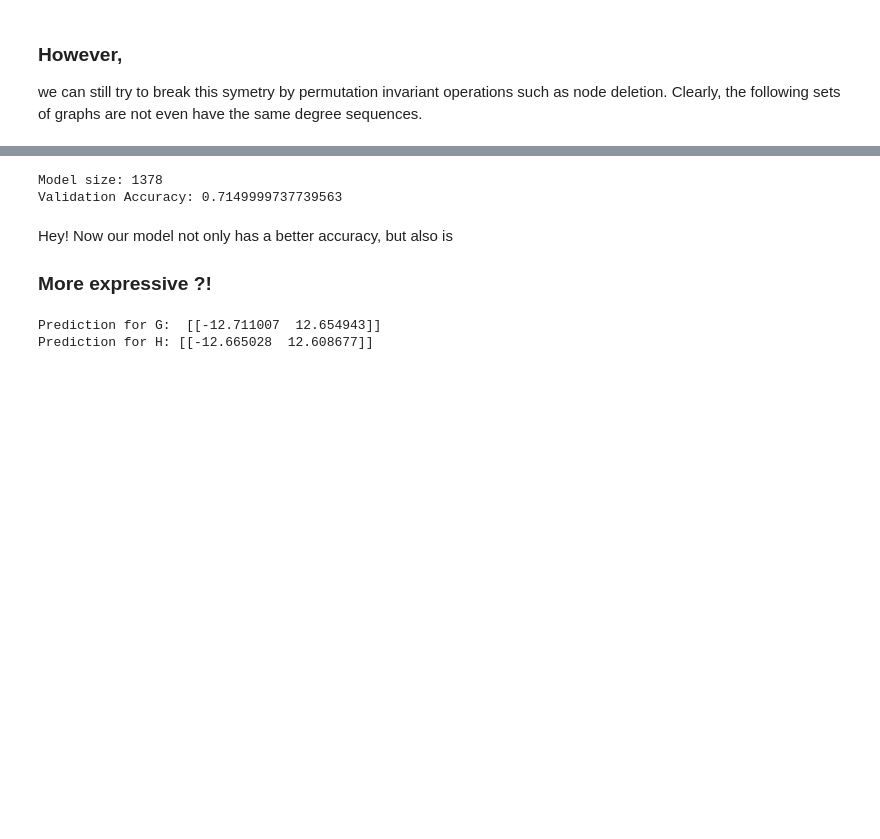
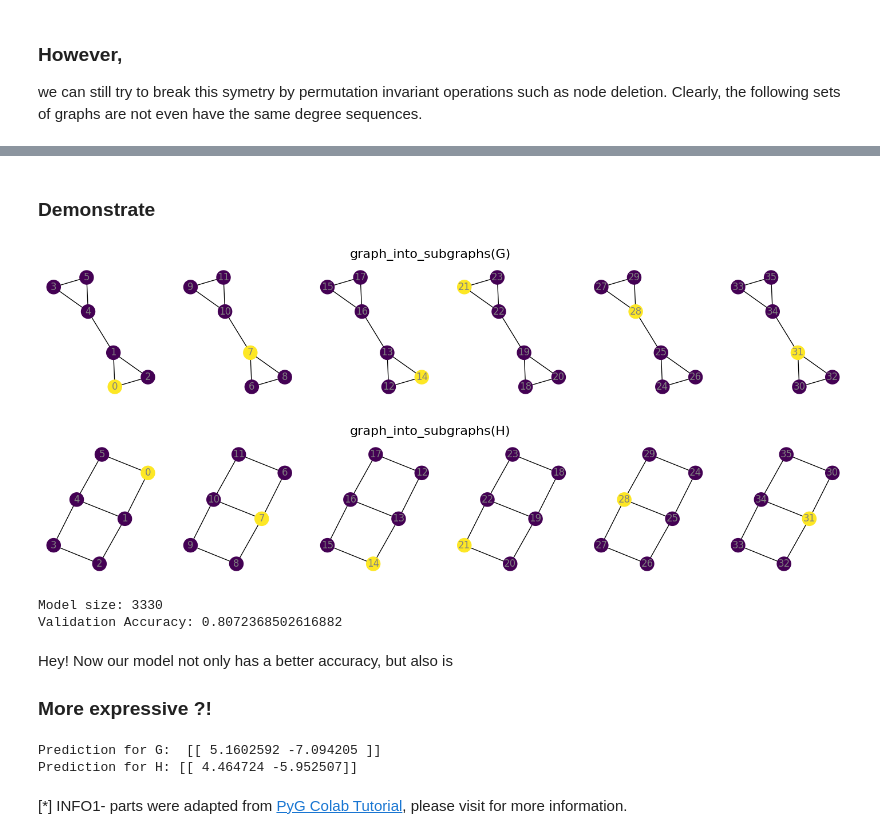
Before and after one commit to marek094/gnn_practicals, a Jupyter notebook: Practicals01.ipynb, the cells around one changed output, grey strips where cells are left out. Drawn from its saved outputs; the diff is of its cells as text; code cells hidden in the pictures; blank space fills up the shorter version.

```diff
--- a/Practicals01.ipynb
+++ b/Practicals01.ipynb
@@ -324,12 +427,19 @@ plt.show()
 # %%
 model_our1.eval()
 
+def from_networkx(G: nx.Graph) -> tg.data.Data:
+    """Utility function"""
+    data = tg.utils.from_networkx(G)
+    data.x = torch.ones((G.number_of_nodes(), 1), dtype=torch.float)
+    return data
+
 # simple features to test the model
-features = torch.ones(6, 7).float()
+data_G = from_networkx(graph_G)
+data_H = from_networkx(graph_H)
 batch = torch.zeros(6).long()
 
-logits_G = model_our1(features, to_edge_index(graph_G), batch)
-logits_H = model_our1(features, to_edge_index(graph_H), batch)
+logits_G = model_our1(data_G.x, data_G.edge_index, batch)
+logits_H = model_our1(data_H.x, data_H.edge_index, batch)
 
 print("Prediction for G: ", logits_G.detach().numpy())
 print("Prediction for H:", logits_H.detach().numpy())
@@ -446,0 +454,37 @@ class OrderedSubgraphAggregationModel(GraphNetModel):
+# %%
+def graph_into_subgraphs(data):
+    n, m = len(data.x), len(data.edge_index[0])
+    data.x = torch.cat([data.x.repeat(n, 1), torch.eye(n).view(-1, 1)], dim=1)
+    data.edge_index = data.edge_index.repeat(1, n) + n*torch.arange(n).repeat_interleave(m)
+    return data
+# %% [markdown]
+### Demonstrate
+# %%
+def draw_graph_with_aligned_components(graph, name):
+    # fix layout for visualization
+    pos = nx.spring_layout(graph, seed=42)
+
+    n = graph.number_of_nodes()
+    data = from_networkx(graph)
+    data.x = torch.ones(len(graph), 1)
+    bagged_data = graph_into_subgraphs(data)
+    bagged_graph = to_networkx(bagged_data, to_undirected=True)
+    plt.subplots(1,6, figsize=(3*n,3))
+    plt.suptitle(name, fontsize=16)
+    for i, conn_comp in enumerate(nx.connected_components(bagged_graph)):
+        plt.subplot(1,6,i+1)
+        conn_g = bagged_graph.subgraph(conn_comp)
+        nodes = sorted(conn_comp)
+        pos_updated = {k: pos[j] for j, k in enumerate(nodes)}
+        marks = bagged_data.x[torch.LongTensor(nodes), -1]
+        nx.draw_networkx(conn_g, with_labels=True, node_color=marks, font_color='gray', pos=pos_updated)
+        plt.axis('off')
+    plt.show()
+
+
+
+draw_graph_with_aligned_components(graph_G, "graph_into_subgraphs(G)")
+draw_graph_with_aligned_components(graph_H, "graph_into_subgraphs(H)")
+# %% [output]
+[figure, added]
+[figure, added]
@@ -447,28 +494,31 @@ class OrderedSubgraphAggregationModel(GraphNetModel):
 # %%
-model_our2 = OrderedSubgraphAggregationModel(dataset.num_features, dataset.num_classes, OurGCNLayer)
-trained_model_our2, val_accuracy_our2 = train_and_eval(model_our2, dataset)
+model_our_bagged = GraphNetModel(bagged_dataset.num_features, bagged_dataset.num_classes, OurGCNLayer)
+trained_model_our_bagged, val_accuracy_our_bagged = train_and_eval(model_our_bagged, bagged_dataset)
 
-print("Model size:", sum(p.numel() for p in model_our2.parameters()))
-print("Validation Accuracy:", val_accuracy_our2)
+print("Model size:", sum(p.numel() for p in model_our_bagged.parameters()))
+print("Validation Accuracy:", val_accuracy_our_bagged)
 # %% [output]
-Model size: 1378
-Validation Accuracy: 0.7149999737739563
+Model size: 3330
+Validation Accuracy: 0.8072368502616882
 # %% [markdown]
 Hey! Now our model not only has a better accuracy, but also is
 
 ### More expressive ?!
 # %%
-model_our2.eval()
+model_our_bagged.eval()
 
 # simple features to test the model
-features = torch.ones(6, 7).float()
-batch = torch.zeros(6).long()
+data_G = graph_into_subgraphs(from_networkx(graph_G))
+data_H = graph_into_subgraphs(from_networkx(graph_H))
+batch = torch.zeros(len(data_G.x)).long()
 
-logits_G = model_our2(features, to_edge_index(graph_G), batch)
-logits_H = model_our2(features, to_edge_index(graph_H), batch)
+logits_G = model_our_bagged(data_G.x, data_G.edge_index, batch)
+logits_H = model_our_bagged(data_H.x, data_H.edge_index, batch)
 
 print("Prediction for G: ", logits_G.detach().numpy())
 print("Prediction for H:", logits_H.detach().numpy())
 # %% [output]
-Prediction for G:  [[-12.711007  12.654943]]
-Prediction for H: [[-12.665028  12.608677]]
+Prediction for G:  [[ 5.1602592 -7.094205 ]]
+Prediction for H: [[ 4.464724 -5.952507]]
+# %% [markdown]
+[*] INFO1- parts were adapted from [PyG Colab Tutorial](https://pytorch-geometric.readthedocs.io/en/latest/get_started/colabs.html), please visit for more information.
```
Also changed, not shown: parts of 28 cells of this notebook.
